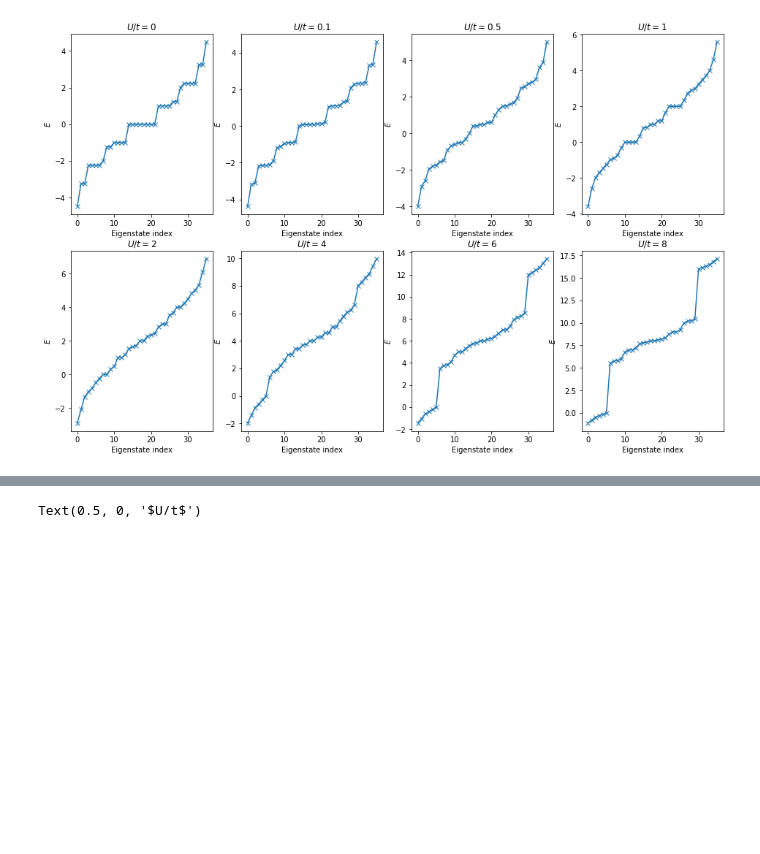
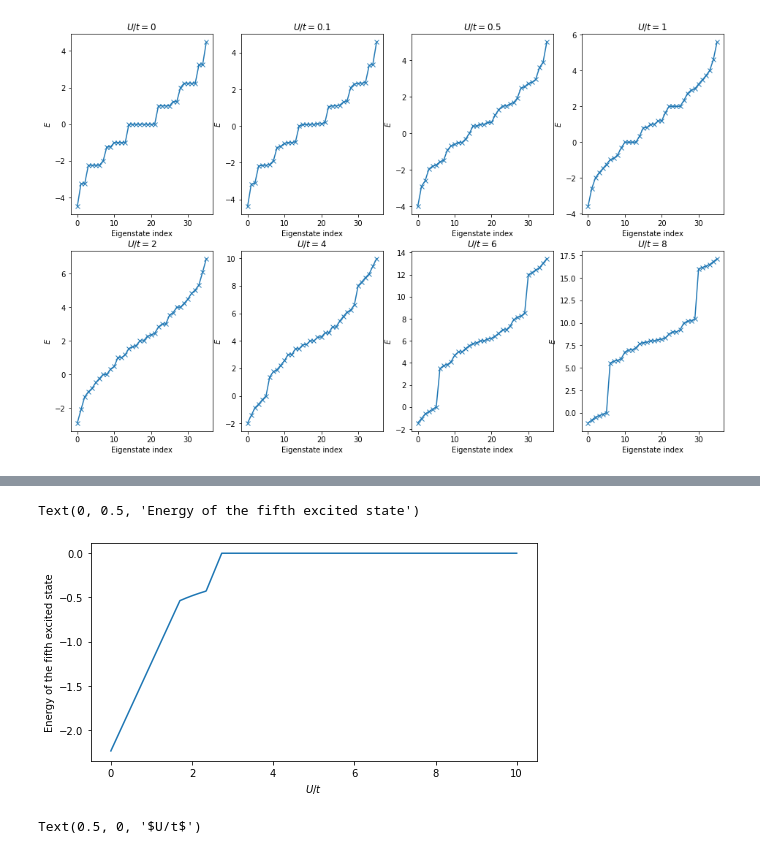
Before and after one commit to brianz98/hubbard-model, a Jupyter notebook: hubbard.ipynb, the cells around one changed output, grey strips where cells are left out. Drawn from its saved outputs; the diff is of its cells as text; code cells hidden in the pictures; blank space fills up the shorter version.

```diff
--- a/hubbard.ipynb
+++ b/hubbard.ipynb
@@ -363,3 +379,18 @@ axins.set_ylim([-1.1,0.1])
+# %%
+upoints = np.linspace(0,10,1000)
+e6 = np.zeros(len(upoints))
+for i, u in enumerate(upoints):
+    hl = HubbardLattice1D(4, 2, 2, 1, u)
+    hl.solve_model()
+    e6[i] = hl.eigvals[5]
+
+f,ax = plt.subplots(figsize=(8,4))
+ax.plot(upoints,e6)
+ax.set_xlabel(r'$U/t$')
+ax.set_ylabel('Energy of the fifth excited state')
+# %% [output]
+Text(0, 0.5, 'Energy of the fifth excited state')
+[figure, added]
 # %%
 us = np.linspace(-8,8,100)
 gap = np.zeros(len(us))
```
Also changed, not shown: parts of 7 cells of this notebook.
